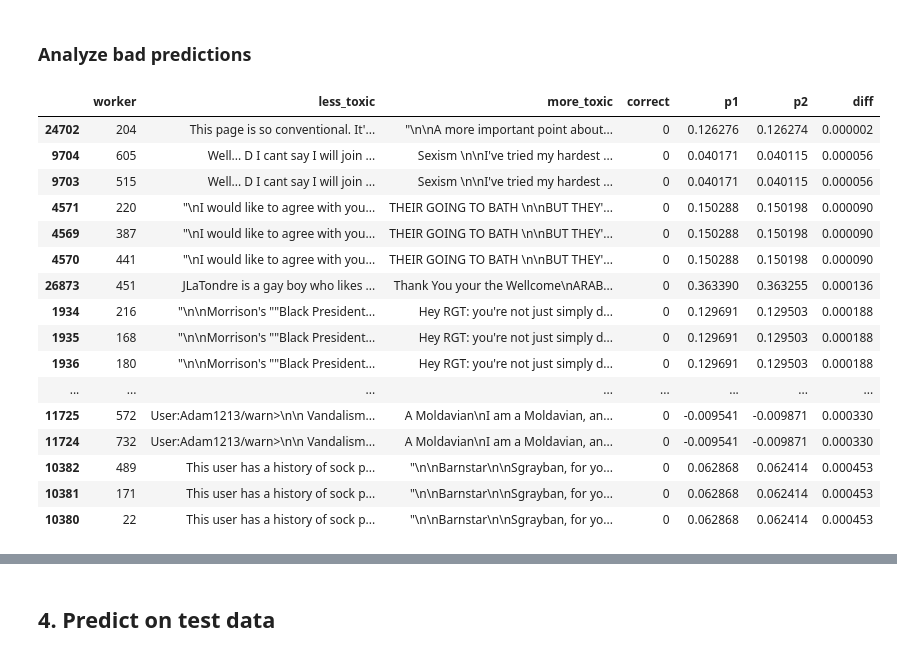
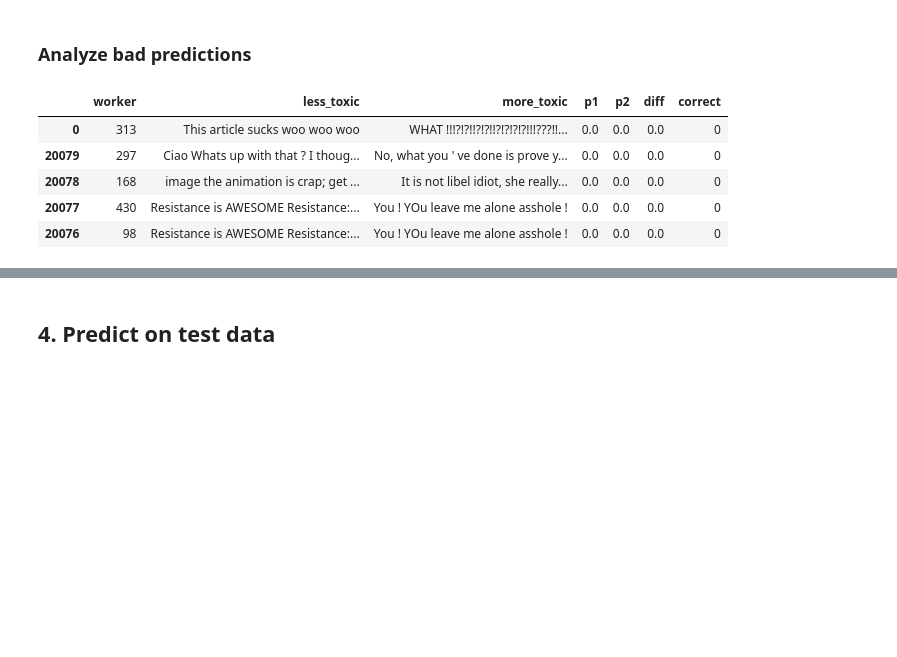
Before and after one commit to team-ok-nlp/jigsaw-toxic-competition, a Jupyter notebook: experiments/bert_predict.ipynb, the cells around one changed output, grey strips where cells are left out. Saved outputs shown, nothing was run; the diff lists cells and outputs as text; code cells hidden in the pictures; blank space fills up the shorter version.

```diff
--- a/experiments/bert_predict.ipynb
+++ b/experiments/bert_predict.ipynb
@@ -110,11 +109,13 @@ def predict(model, val_dataloader, device):
 
 			output = model(input_id, mask)
 			output = torch.squeeze(output, 1)
-			outputs.extend(output.detach().cpu().numpy())
+			outputs.append(output)
 
 			del input_id
 			del mask
 
+	outputs = torch.cat(outputs, dim=0)
+
 	return outputs
 # %%
 print('predict less toxic')
@@ -124,4 +125,7 @@ p2 = predict(model, val2_dataloader, device)
 # %% [output]
 predict less toxic
 predict more toxic
+# %%
+p1 = p1.cpu().numpy()
+p2 = p2.cpu().numpy()
 # %%
@@ -137,24 +141,13 @@ df_val['diff'] = np.abs(p2 - p1)
 df_val['correct'] = (p1 < p2).astype('int')
 # %%
 ### Incorrect predictions with similar scores
-df_val[df_val.correct == 0].sort_values('diff', ascending=True).head(20)
+df_val[df_val.correct == 0].sort_values('diff', ascending=True).head()
 # %% [output]
-|  | worker | less_toxic | more_toxic | correct | p1 | p2 | diff |
-| 24702 | 204 | This page is so conventional. It'... | "\n\nA more important point about... | 0 | 0.126276 | 0.126274 | 0.000002 |
-| 9704 | 605 | Well... D I cant say I will join ... | Sexism \n\nI've tried my hardest ... | 0 | 0.040171 | 0.040115 | 0.000056 |
-| 9703 | 515 | Well... D I cant say I will join ... | Sexism \n\nI've tried my hardest ... | 0 | 0.040171 | 0.040115 | 0.000056 |
-| 4571 | 220 | "\nI would like to agree with you... | THEIR GOING TO BATH \n\nBUT THEY'... | 0 | 0.150288 | 0.150198 | 0.000090 |
-| 4569 | 387 | "\nI would like to agree with you... | THEIR GOING TO BATH \n\nBUT THEY'... | 0 | 0.150288 | 0.150198 | 0.000090 |
-| 4570 | 441 | "\nI would like to agree with you... | THEIR GOING TO BATH \n\nBUT THEY'... | 0 | 0.150288 | 0.150198 | 0.000090 |
-| 26873 | 451 | JLaTondre is a gay boy who likes ... | Thank You your the Wellcome\nARAB... | 0 | 0.363390 | 0.363255 | 0.000136 |
-| 1934 | 216 | "\n\nMorrison's ""Black President... | Hey RGT: you're not just simply d... | 0 | 0.129691 | 0.129503 | 0.000188 |
-| 1935 | 168 | "\n\nMorrison's ""Black President... | Hey RGT: you're not just simply d... | 0 | 0.129691 | 0.129503 | 0.000188 |
-| 1936 | 180 | "\n\nMorrison's ""Black President... | Hey RGT: you're not just simply d... | 0 | 0.129691 | 0.129503 | 0.000188 |
-| ... | ... | ... | ... | ... | ... | ... | ... |
-| 11725 | 572 | User:Adam1213/warn>\n\n Vandalism... | A Moldavian\nI am a Moldavian, an... | 0 | -0.009541 | -0.009871 | 0.000330 |
-| 11724 | 732 | User:Adam1213/warn>\n\n Vandalism... | A Moldavian\nI am a Moldavian, an... | 0 | -0.009541 | -0.009871 | 0.000330 |
-| 10382 | 489 | This user has a history of sock p... | "\n\nBarnstar\n\nSgrayban, for yo... | 0 | 0.062868 | 0.062414 | 0.000453 |
-| 10381 | 171 | This user has a history of sock p... | "\n\nBarnstar\n\nSgrayban, for yo... | 0 | 0.062868 | 0.062414 | 0.000453 |
-| 10380 | 22 | This user has a history of sock p... | "\n\nBarnstar\n\nSgrayban, for yo... | 0 | 0.062868 | 0.062414 | 0.000453 |
+|  | worker | less_toxic | more_toxic | p1 | p2 | diff | correct |
+| 0 | 313 | This article sucks woo woo woo | WHAT !!!?!?!!?!?!!?!?!?!?!!!???!!... | 0.0 | 0.0 | 0.0 | 0 |
+| 20079 | 297 | Ciao Whats up with that ? I thoug... | No, what you ' ve done is prove y... | 0.0 | 0.0 | 0.0 | 0 |
+| 20078 | 168 | image the animation is crap; get ... | It is not libel idiot, she really... | 0.0 | 0.0 | 0.0 | 0 |
+| 20077 | 430 | Resistance is AWESOME Resistance:... | You ! YOu leave me alone asshole ! | 0.0 | 0.0 | 0.0 | 0 |
+| 20076 | 98 | Resistance is AWESOME Resistance:... | You ! YOu leave me alone asshole ! | 0.0 | 0.0 | 0.0 | 0 |
 # %%
 ### Incorrect predictions with dis-similar scores
```
Also changed, not shown: parts of 4 cells of this notebook, 2 other files.
